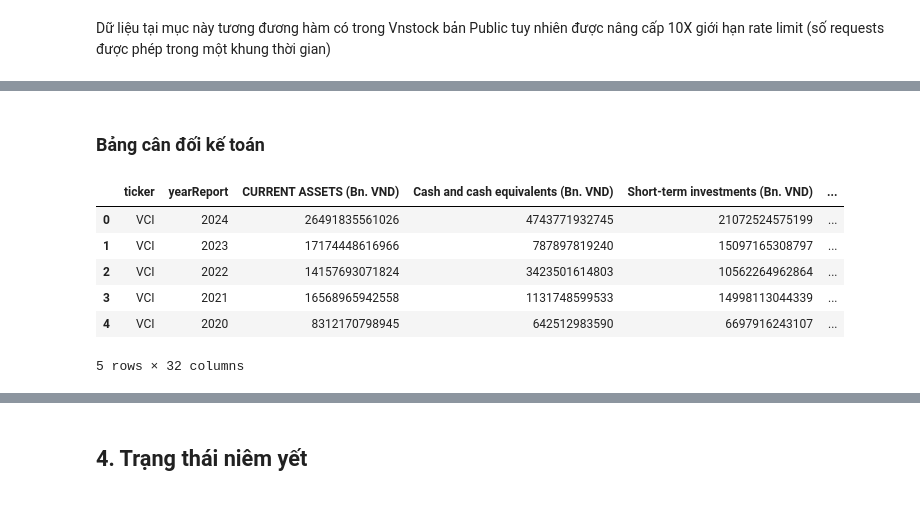
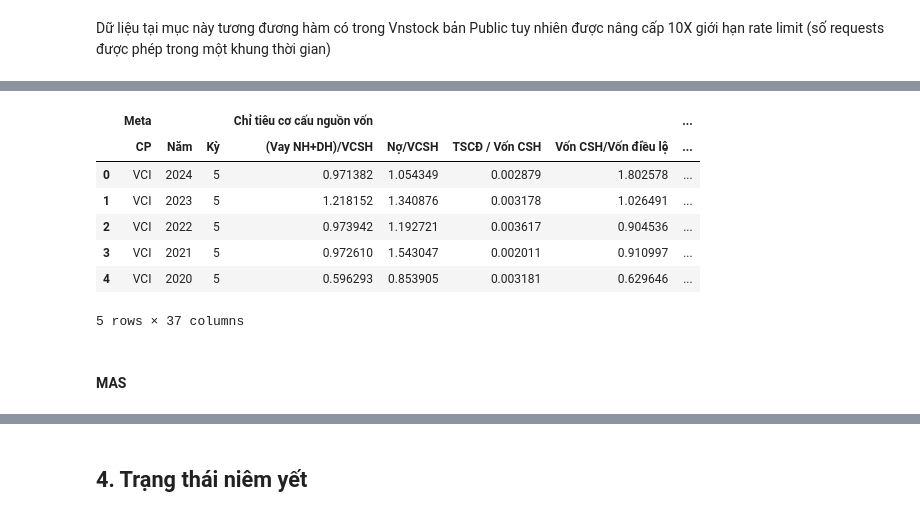
Before and after one commit to vnstock-hq/vnstock_insider_guide, a Jupyter notebook: demo/1-vnstock_data_explorer_v2_demo.ipynb, the cells around one changed output, grey strips where cells are left out. Drawn from its saved outputs; the diff is of its cells as text; code cells hidden in the pictures.

```diff
--- a/demo/1-vnstock_data_explorer_v2_demo.ipynb
+++ b/demo/1-vnstock_data_explorer_v2_demo.ipynb
@@ -213,2 +215,6 @@ quote.intraday()
 # %% [markdown]
 Dữ liệu tại mục này tương đương hàm có trong Vnstock bản Public tuy nhiên được nâng cấp 10X giới hạn rate limit (số requests được phép trong một khung thời gian)
+# %%
+from vnstock_data.explorer.vci import Finance
+# Khai báo tham số period một lần khi khởi tạo hoặc thay đổi khi gọi phương thức cụ thể, mặc định là 'quarter'
+fin = Finance(symbol='VCI', period='quarter')
@@ -215 +265,15 @@ Dữ liệu tại mục này tương đương hàm có trong Vnstock bản Publi
+# %%
+# Bỏ .head() để hiển thị toàn bộ dữ liệu
+fin.ratio(period='year', lang='vi', dropna=True).head()
+# %% [output]
+|  | Meta |  |  | Chỉ tiêu cơ cấu nguồn vốn |  |  |  | ... |
+|  | CP | Năm | Kỳ | (Vay NH+DH)/VCSH | Nợ/VCSH | TSCĐ / Vốn CSH | Vốn CSH/Vốn điều lệ | ... |
+| 0 | VCI | 2024 | 5 | 0.971382 | 1.054349 | 0.002879 | 1.802578 | ... |
+| 1 | VCI | 2023 | 5 | 1.218152 | 1.340876 | 0.003178 | 1.026491 | ... |
+| 2 | VCI | 2022 | 5 | 0.973942 | 1.192721 | 0.003617 | 0.904536 | ... |
+| 3 | VCI | 2021 | 5 | 0.972610 | 1.543047 | 0.002011 | 0.910997 | ... |
+| 4 | VCI | 2020 | 5 | 0.596293 | 0.853905 | 0.003181 | 0.629646 | ... |
+5 rows × 37 columns
+# %% [markdown]
+#### MAS
 # %%
@@ -218,13 +281,0 @@ fin = Finance(symbol='VCI')
-# %% [markdown]
-### Bảng cân đối kế toán
-# %%
-# Bỏ .head() để hiển thị toàn bộ dữ liệu
-fin.balance_sheet(period='year').head()
-# %% [output]
-|  | ticker | yearReport | CURRENT ASSETS (Bn. VND) | Cash and cash equivalents (Bn. VND) | Short-term investments (Bn. VND) | ... |
-| 0 | VCI | 2024 | 26491835561026 | 4743771932745 | 21072524575199 | ... |
-| 1 | VCI | 2023 | 17174448616966 | 787897819240 | 15097165308797 | ... |
-| 2 | VCI | 2022 | 14157693071824 | 3423501614803 | 10562264962864 | ... |
-| 3 | VCI | 2021 | 16568965942558 | 1131748599533 | 14998113044339 | ... |
-| 4 | VCI | 2020 | 8312170798945 | 642512983590 | 6697916243107 | ... |
-5 rows × 32 columns
```
Also changed, not shown: parts of 22 cells of this notebook, 1 other file.
